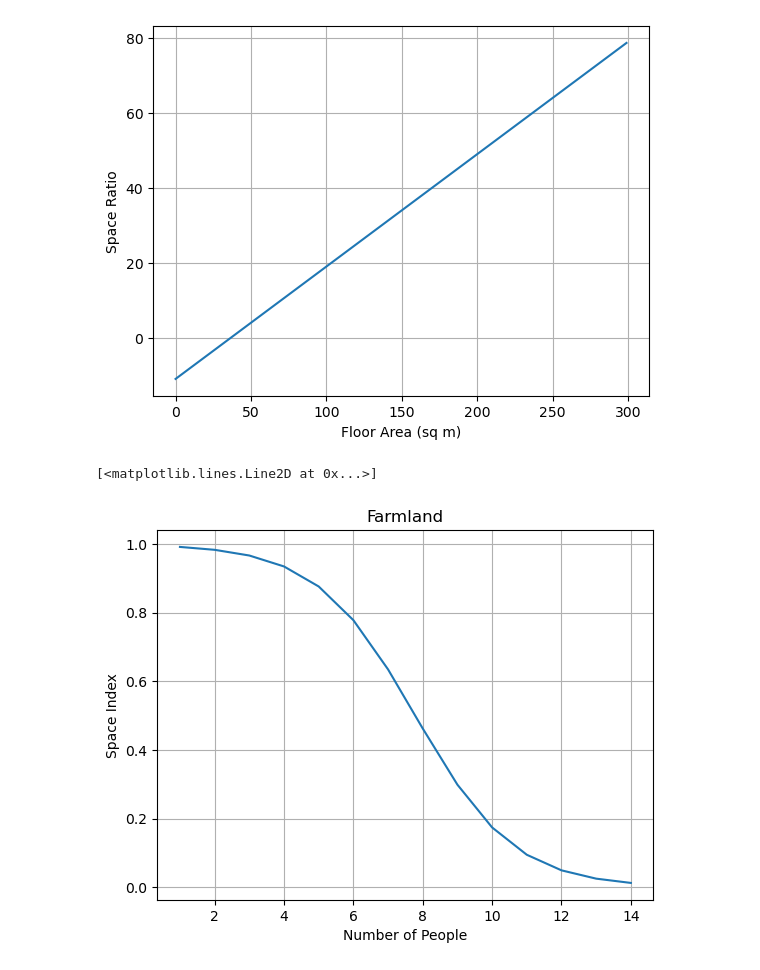
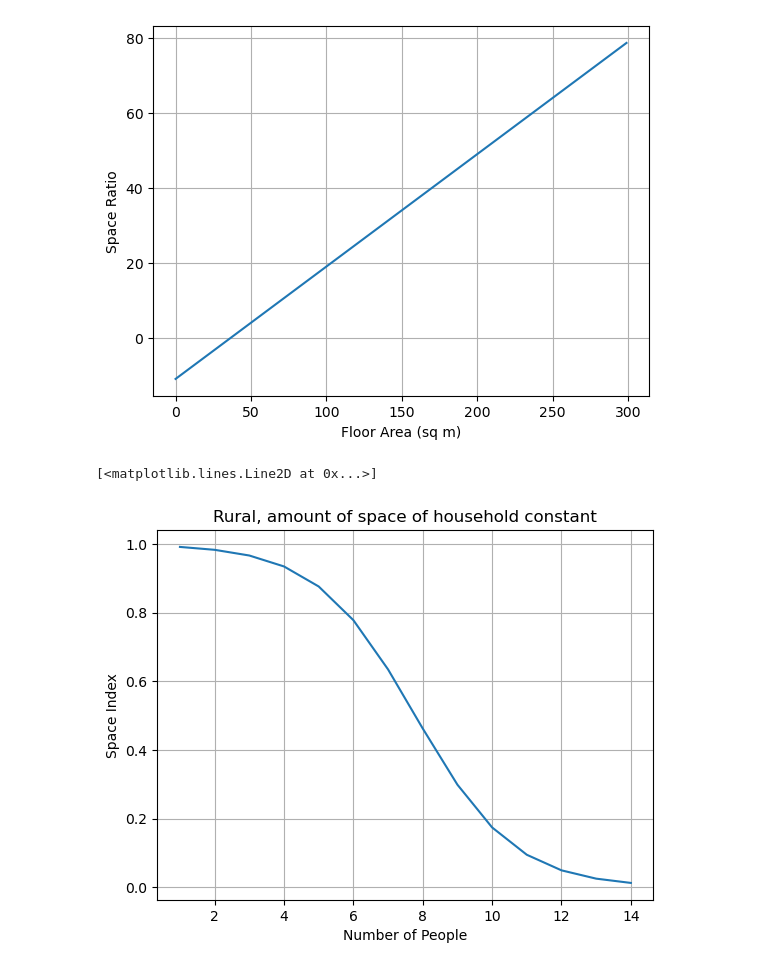
Before and after one commit to i2mx/IMMC-A-2024, a Jupyter notebook: Question1Model Alston.ipynb, the cells around one changed output. Cells and saved outputs as stored; diff of their text form; code cells hidden in the pictures.

```diff
--- a/Question1Model Alston.ipynb
+++ b/Question1Model Alston.ipynb
@@ -151,16 +151,16 @@ def get_space_index(floor_area, outside_area, people, population_density, space_
 # %%
 # FARM LAND
 X = np.arange(1, 15, 1)
 Y = np.array([get_space_index(floor_area_farmland, outside_area_farmland, x, population_density_farmland, space_for_pet) for x in X])
 
 plt.grid()
-plt.title("Farmland")
+plt.title("Rural, amount of space of household constant")
 plt.xlabel("Number of People")
 plt.ylabel("Space Index")
 plt.plot(X,Y)
 # %% [output]
 [<matplotlib.lines.Line2D at 0x...>]
-[figure, old version]
+[figure, new version]
 # %%
 X = np.arange(0, 300, 1)
 Y = np.array([get_space_index(x, 0, 1, population_density_farmland, space_for_pet) for x in X])
```
Also changed, not shown: parts of 6 cells of this notebook, 1 other file.
